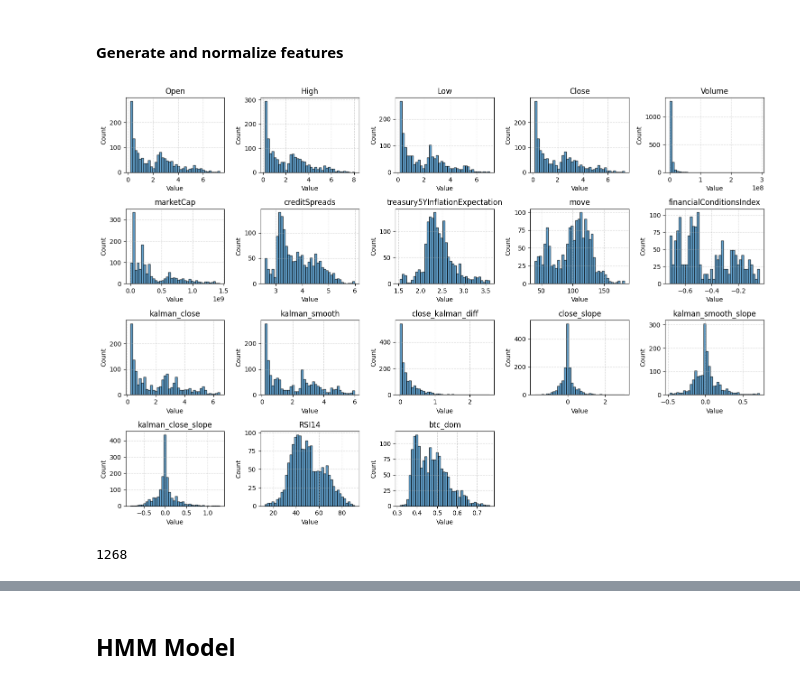
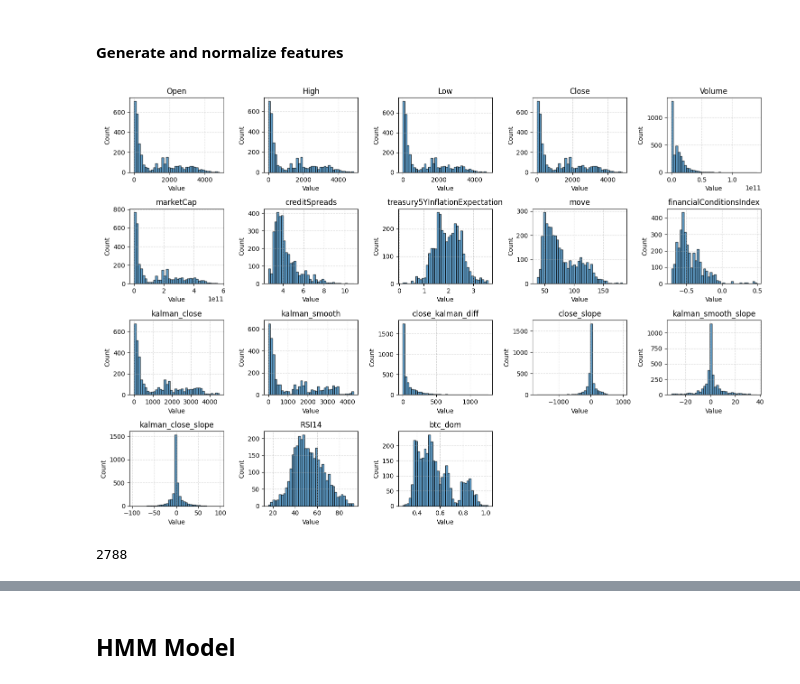
Before and after one commit to GabriellaAM/missioncontrolproject, a Jupyter notebook: ensemble_model_one.ipynb, the cells around one changed output, grey strips where cells are left out. Cells and saved outputs as stored; diff of their text form; code cells hidden in the pictures.

```diff
--- a/ensemble_model_one.ipynb
+++ b/ensemble_model_one.ipynb
@@ -20,7 +20,7 @@ warnings.filterwarnings("ignore")
 # %% [markdown]
 ## Get asset candle data
 # %%
-asset = "akash-network"
+asset = "ethereum"
 
 def load_macro_data(asset_data, macro_files, resample_freq='D'):
     """
@@ -236,36 +236,36 @@ df.dropna(inplace=True)
 kf.initial_state_mean = df['Close'].iloc[0]
 state_means, state_covariances = kf.filter(df['Close'].values)
 df['kalman_close'] = state_means.flatten()
 smoothed_state_means, smoothed_state_covariances = kf.smooth(df['kalman_close'].values)
 df['kalman_smooth'] = smoothed_state_means.flatten()
 df['close_kalman_diff'] = np.abs(df['Close'] - df['kalman_smooth'])
 df['close_slope'] = df['Close'].diff(periods=7)
-df['kalman_smooth_slope'] = df['kalman_smooth'].diff(periods=7)
-df['kalman_close_slope'] = df['kalman_close'].diff(periods=7)
+df['kalman_smooth_slope'] = df['kalman_smooth'].diff(periods=1)
+df['kalman_close_slope'] = df['kalman_close'].diff(periods=1)
 
 # Compute technical indicators
 df['RSI14'] = ta.rsi(df['Close'], length=14)
 
 
 if asset != "bitcoin":
     # Load BTC dominance data
     btc_dom_data = pd.read_csv('/Users/valter.rebelo/MissionControl/data/micro/marketData/btc_dominance.csv',
                               index_col=0,  # Use first column as index
                               parse_dates=True)  # Parse index as dates
 
     # Merge BTC dominance data with current asset data on index
     df = df.merge(btc_dom_data,
                  left_index=True,
                  right_index=True,
                  how='left')
 
     # Rename the column to be more descriptive
     df.rename(columns={btc_dom_data.columns[0]: 'btc_dom'}, inplace=True)
 
 
 plot_feature_distributions(df, feature_cols=df.columns, bins=40)
 # %% [output]
-[figure, old version]
+[figure, new version]
 # %%
 def split_data(df, train_size=0.8, embargo_size=0.01):
 
@@ -293,7 +293,7 @@ if asset == "bitcoin":
 # %%
 train.__len__()
 # %% [output]
-1268
+2788
 # %%
 def process_features(df, scaler=None, is_training=False):
     """
```
Also changed, not shown: parts of 11 cells of this notebook, 35 other files.
